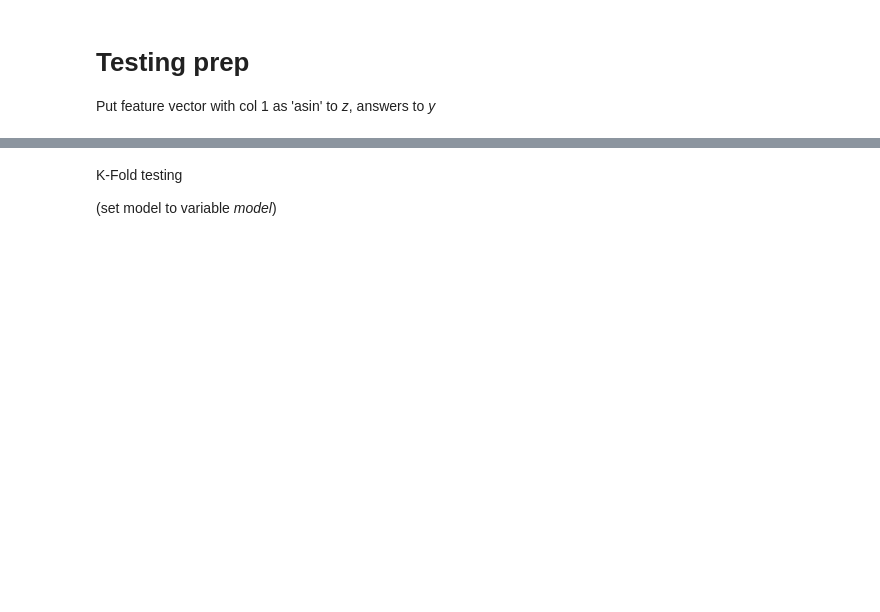
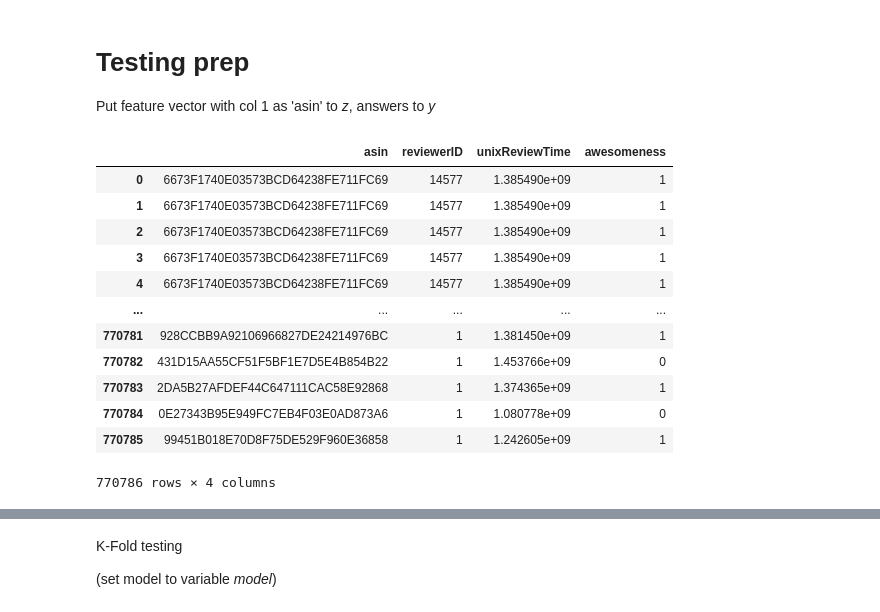
Before and after one commit to mjrog3/amazonawesomeness, a Jupyter notebook: ProjectNotebook.ipynb, the cells around one changed output, grey strips where cells are left out. Drawn from its saved outputs; the diff is of its cells as text; code cells hidden in the pictures; blank space fills up the shorter version.

```diff
--- a/ProjectNotebook.ipynb
+++ b/ProjectNotebook.ipynb
@@ -187,0 +203,31 @@ merged_y = temp["awesomeness"]
+# %%
+#combine all individual features into one dataFrame
+
+#enter any features to be combined here!
+#   They must be pd dataFrames with the 'asin' column for this to work
+features = [reviewCount,unixReviewMean]
+
+z = x['asin']
+for f in features:
+    z = pd.merge(z,f,'inner','asin')
+
+#combine resultant data with correct answers
+temp = pd.merge(z,y,'inner','asin')
+
+#split into features (x) and awesomeness (y), which now row correspond but don't have an 'asin' col anymore
+merged_x = temp.drop(['asin','awesomeness'], axis=1)
+merged_y = temp["awesomeness"]
+# %% [output]
+|  | asin | reviewerID | unixReviewTime | awesomeness |
+| 0 | 6673F1740E03573BCD64238FE711FC69 | 14577 | 1.385490e+09 | 1 |
+| 1 | 6673F1740E03573BCD64238FE711FC69 | 14577 | 1.385490e+09 | 1 |
+| 2 | 6673F1740E03573BCD64238FE711FC69 | 14577 | 1.385490e+09 | 1 |
+| 3 | 6673F1740E03573BCD64238FE711FC69 | 14577 | 1.385490e+09 | 1 |
+| 4 | 6673F1740E03573BCD64238FE711FC69 | 14577 | 1.385490e+09 | 1 |
+| ... | ... | ... | ... | ... |
+| 770781 | 928CCBB9A92106966827DE24214976BC | 1 | 1.381450e+09 | 1 |
+| 770782 | 431D15AA55CF51F5BF1E7D5E4B854B22 | 1 | 1.453766e+09 | 0 |
+| 770783 | 2DA5B27AFDEF44C647111CAC58E92868 | 1 | 1.374365e+09 | 1 |
+| 770784 | 0E27343B95E949FC7EB4F03E0AD873A6 | 1 | 1.080778e+09 | 0 |
+| 770785 | 99451B018E70D8F75DE529F960E36858 | 1 | 1.242605e+09 | 1 |
+770786 rows × 4 columns
```
Also changed, not shown: parts of 18 cells of this notebook.
